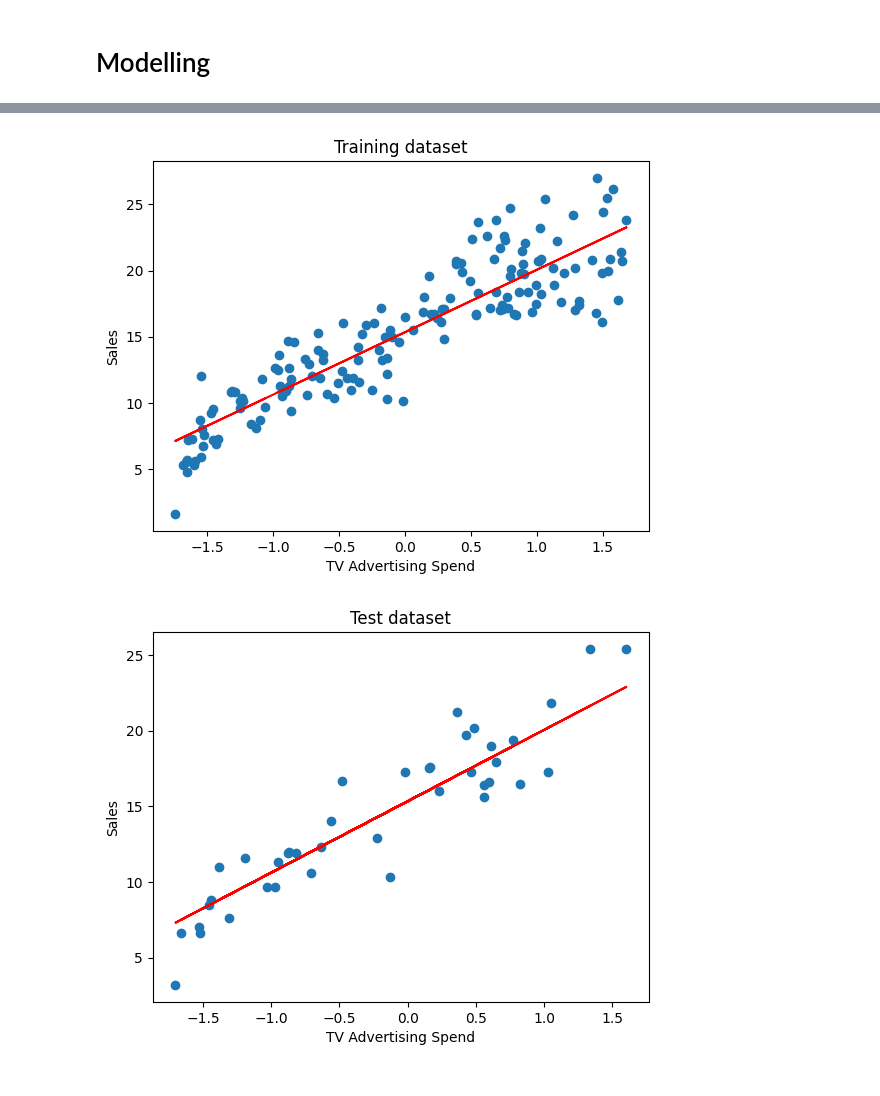
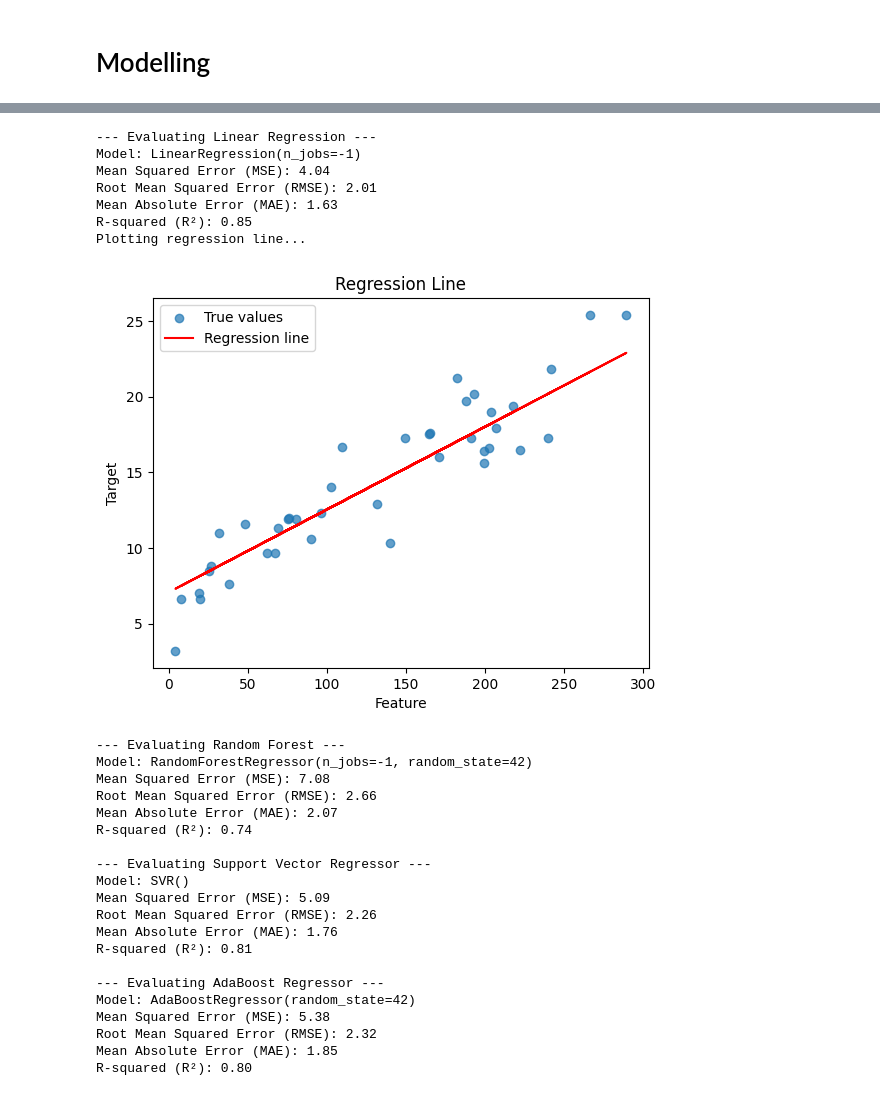
Before and after one commit to pallavmarch/Regression-Analysis-Projects, a Jupyter notebook: Sales_Linear_Regression.ipynb, the cells around one changed output, grey strips where cells are left out. Saved outputs shown, nothing was run; the diff lists cells and outputs as text; code cells hidden in the pictures.

```diff
--- a/Sales_Linear_Regression.ipynb
+++ b/Sales_Linear_Regression.ipynb
@@ -51,16 +62,0 @@ def Correlaton(x):
-# %%
-def mod(model,x_train_std, x_test_std, y_train, y_test):
-
-    print(f"Train accuracy: {model.score(x_train_std, y_train)} \nTest accuracy: {model.score(x_test_std, y_test)}\n")
-
-    #classification_report
-    y_pred = model.predict(x_test_std)
-
-
-
-    mse = mean_squared_error(y_test, y_pred)  #Mean Square Error
-    rmse = np.sqrt(mse)                           #RMSE
-    mae = mean_absolute_error(y_test, y_pred) #Mean Absolute Error
-    r_squared = r2_score(y_test, y_pred)      #R Square
-
-    return print(f"LINEAR REGRESSION \nMean Squared Error (MSE): {mse} \nRoot Mean Squared Error (RMSE): {rmse} \nMean Absolute Error (MAE): {mae} \nR-squared (R²): {r_squared} \n")
@@ -77,5 +139,2 @@ def reg_graph(model,x,y):
 # %% [markdown]
 # DATASET
-# %%
-df = pd.read_csv("C:/Users/palla/Downloads/Python/Data_science/advertising.csv")
-df.head()
@@ -130,3 +178,0 @@ x_test_std = scaler.transform(x_test)
-# %%
-lin_reg = LinearRegression()
-lin_reg.fit(x_train_std, y_train)
@@ -146,14 +179,42 @@ R-squared (R²): 0.8494867027159927
-# %%
-plt.xlabel('TV Advertising Spend')
-plt.ylabel('Sales')
-plt.title('Training dataset')
-reg_graph(lin_reg,x_train_std,y_train)
-# %% [output]
-[figure, removed]
-# %%
-plt.xlabel('TV Advertising Spend')
-plt.ylabel('Sales')
-plt.title('Test dataset')
-reg_graph(lin_reg,x_test_std,y_test)
-# %% [output]
-[figure, removed]
+# %%
+models = {
+    "Linear Regression": LinearRegression(fit_intercept=True, copy_X=True, n_jobs=-1),
+    "Random Forest": RandomForestRegressor(n_estimators=100, max_depth=None, min_samples_split=2, min_samples_leaf=1, random_state=42, n_jobs=-1),
+    "Support Vector Regressor": SVR(kernel='rbf', degree=3, C=1.0, epsilon=0.1, gamma='scale'),
+    "AdaBoost Regressor": AdaBoostRegressor( n_estimators=50, learning_rate=1.0, loss='linear', random_state=42)
+}
+
+
+
+for model_name, model in models.items():
+    print(f"\n--- Evaluating {model_name} ---")
+    mod(model, x_train_std, x_test_std, y_train, y_test)
+# %% [output]
+--- Evaluating Linear Regression ---
+Model: LinearRegression(n_jobs=-1)
+Mean Squared Error (MSE): 4.04
+Root Mean Squared Error (RMSE): 2.01
+Mean Absolute Error (MAE): 1.63
+R-squared (R²): 0.85
+Plotting regression line...
+[figure, added]
+--- Evaluating Random Forest ---
+Model: RandomForestRegressor(n_jobs=-1, random_state=42)
+Mean Squared Error (MSE): 7.08
+Root Mean Squared Error (RMSE): 2.66
+Mean Absolute Error (MAE): 2.07
+R-squared (R²): 0.74
+
+--- Evaluating Support Vector Regressor ---
+Model: SVR()
+Mean Squared Error (MSE): 5.09
+Root Mean Squared Error (RMSE): 2.26
+Mean Absolute Error (MAE): 1.76
+R-squared (R²): 0.81
+
+--- Evaluating AdaBoost Regressor ---
+Model: AdaBoostRegressor(random_state=42)
+Mean Squared Error (MSE): 5.38
+Root Mean Squared Error (RMSE): 2.32
+Mean Absolute Error (MAE): 1.85
+R-squared (R²): 0.80
```
Also changed, not shown: parts of 20 cells of this notebook.
